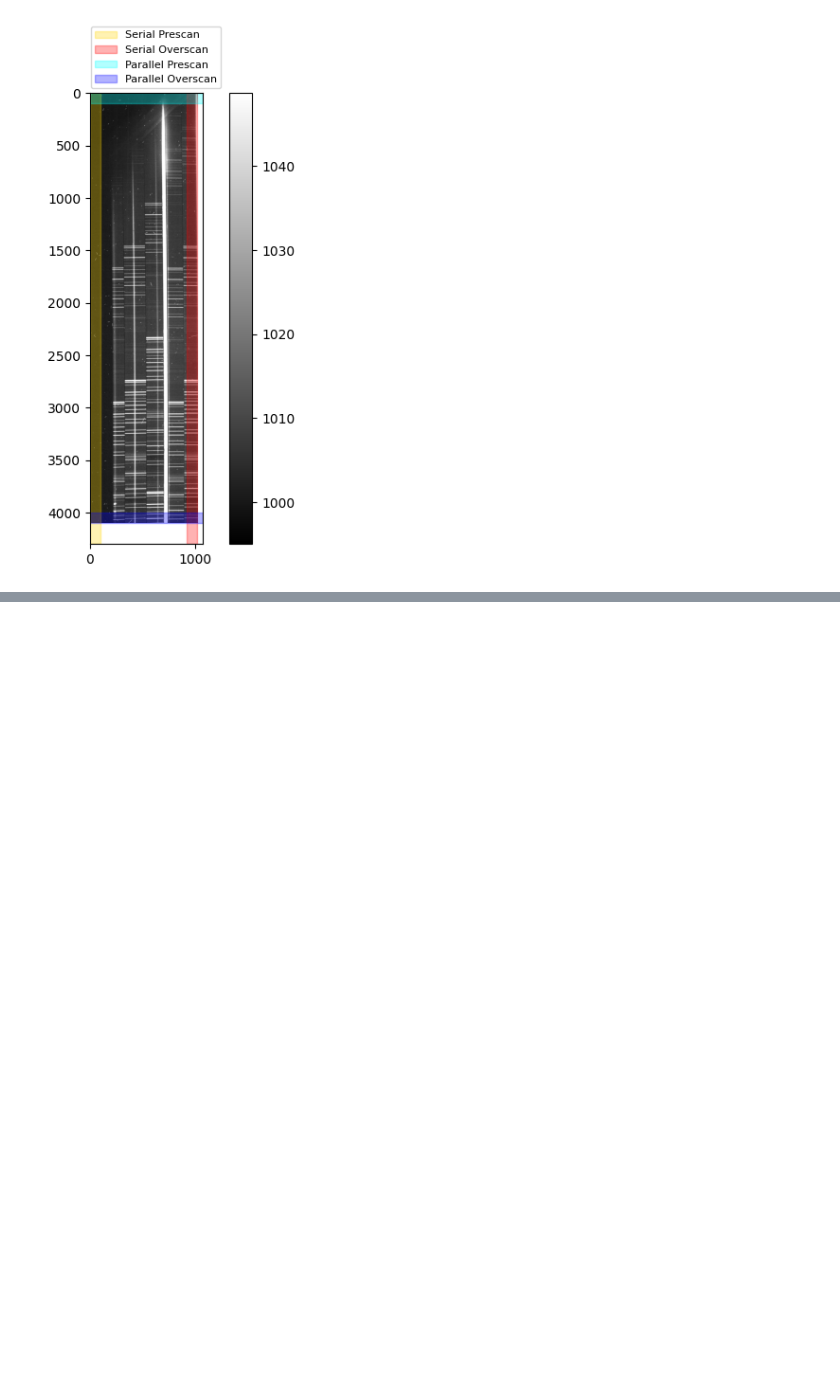
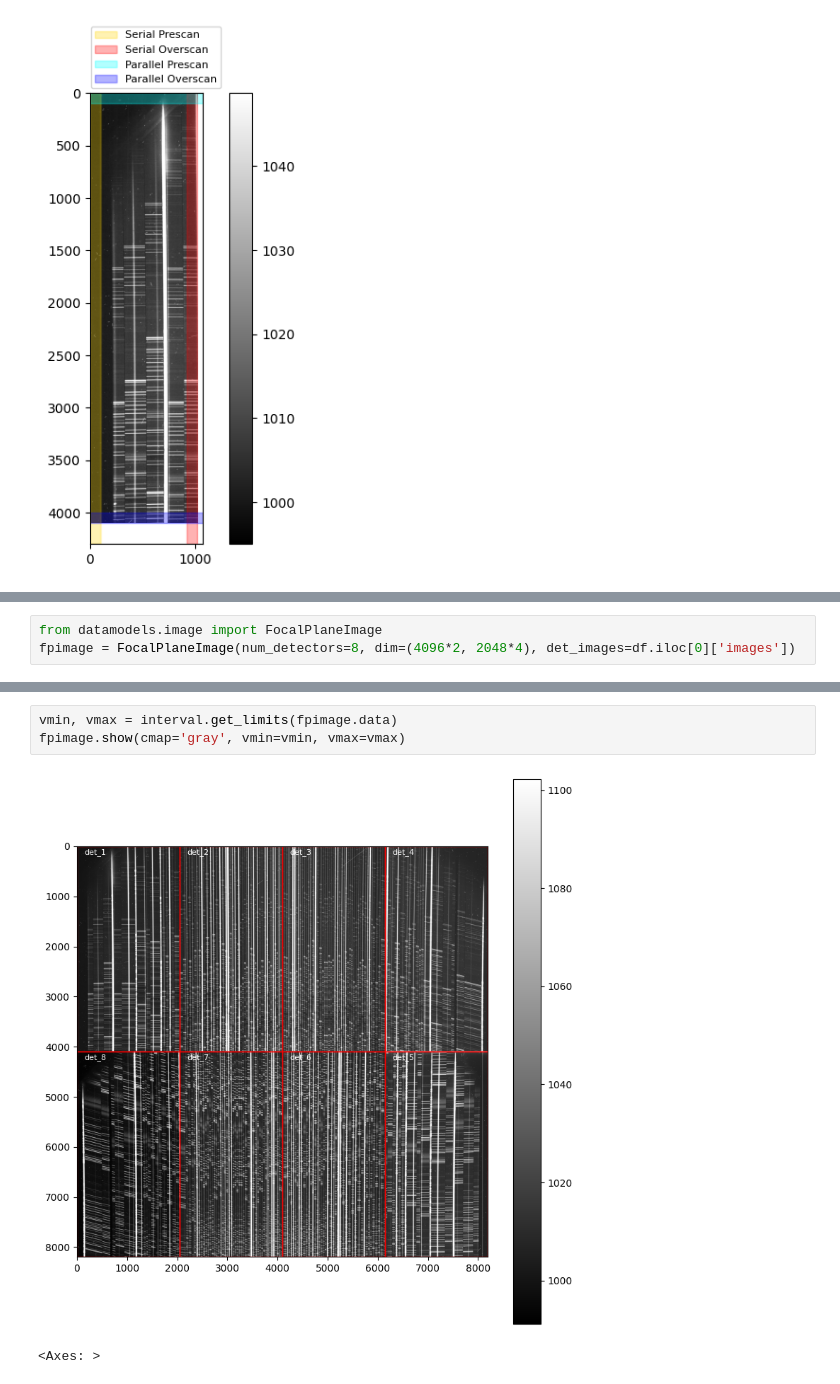
Before and after one commit to CaltechOpticalObservatories/eregion, a Jupyter notebook: playground/test.ipynb, the cells around one changed output, grey strips where cells are left out. Cells and saved outputs as stored; diff of their text form; blank space fills up the shorter version.

Commit message:
Tested focal plane image

```diff
--- a/playground/test.ipynb
+++ b/playground/test.ipynb
@@ -47,0 +51,3 @@ ax = output.show(cmap='gray', vmin=vmin, vmax=vmax)
+# %%
+from datamodels.image import FocalPlaneImage
+fpimage = FocalPlaneImage(num_detectors=8, dim=(4096*2, 2048*4), det_images=df.iloc[0]['images'])
@@ -47,0 +66,6 @@ ax = output.show(cmap='gray', vmin=vmin, vmax=vmax)
+# %%
+vmin, vmax = interval.get_limits(fpimage.data)
+fpimage.show(cmap='gray', vmin=vmin, vmax=vmax)
+# %% [output]
+[figure, added]
+<Axes: >
```
Also changed, not shown: parts of 2 cells of this notebook, 1 other file.
